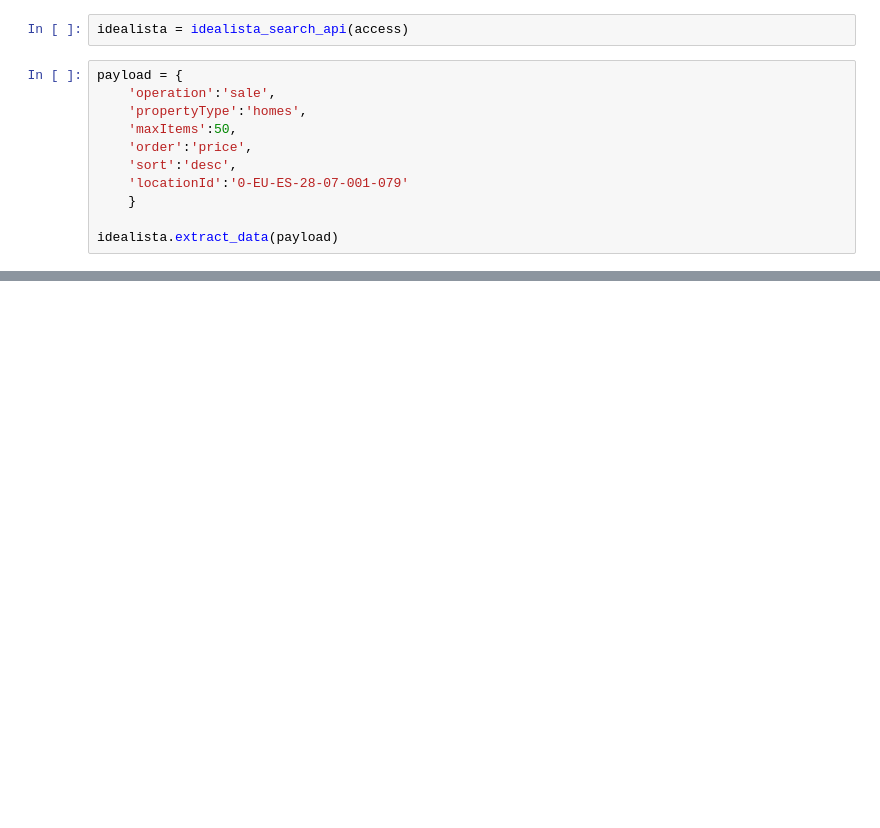
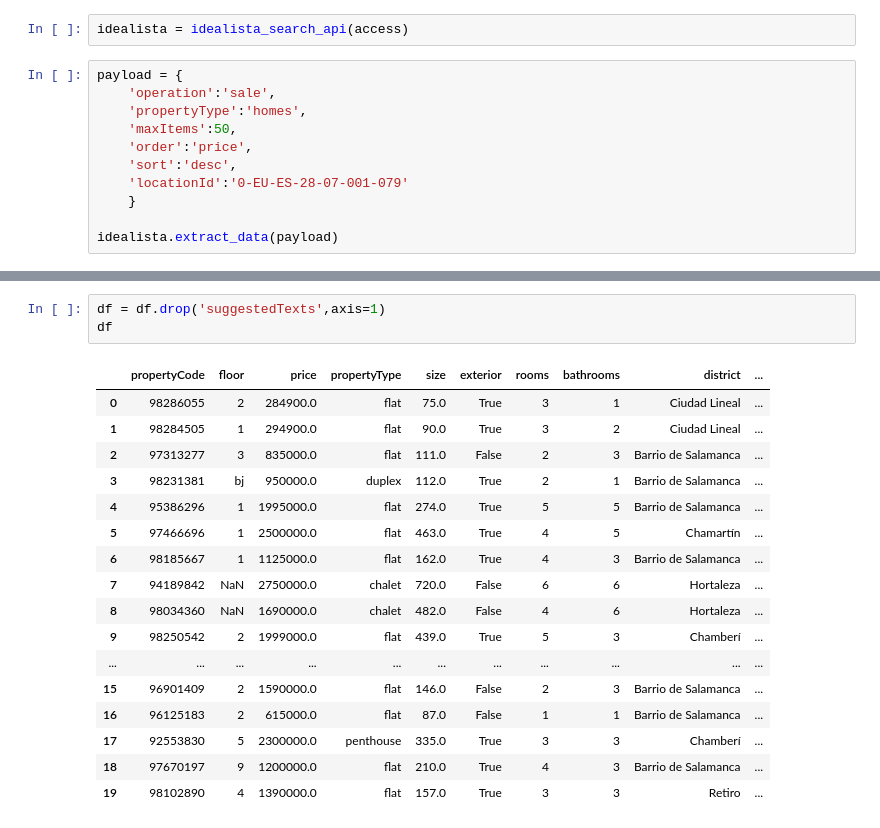
Before and after one commit to lorquez/real_estate_price_predictor, a Jupyter notebook: idealista_dataset_creation.ipynb, the cells around one changed output, grey strips where cells are left out. Saved outputs shown, nothing was run; the diff lists cells and outputs as text; blank space fills up the shorter version.

```diff
--- a/idealista_dataset_creation.ipynb
+++ b/idealista_dataset_creation.ipynb
@@ -63,0 +205,21 @@ idealista.extract_data(payload)
+# %%
+df = df.drop('suggestedTexts',axis=1)
+df
+# %% [output]
+|  | propertyCode | floor | price | propertyType | size | exterior | rooms | bathrooms | district | ... |
+| 0 | 98286055 | 2 | 284900.0 | flat | 75.0 | True | 3 | 1 | Ciudad Lineal | ... |
+| 1 | 98284505 | 1 | 294900.0 | flat | 90.0 | True | 3 | 2 | Ciudad Lineal | ... |
+| 2 | 97313277 | 3 | 835000.0 | flat | 111.0 | False | 2 | 3 | Barrio de Salamanca | ... |
+| 3 | 98231381 | bj | 950000.0 | duplex | 112.0 | True | 2 | 1 | Barrio de Salamanca | ... |
+| 4 | 95386296 | 1 | 1995000.0 | flat | 274.0 | True | 5 | 5 | Barrio de Salamanca | ... |
+| 5 | 97466696 | 1 | 2500000.0 | flat | 463.0 | True | 4 | 5 | Chamartín | ... |
+| 6 | 98185667 | 1 | 1125000.0 | flat | 162.0 | True | 4 | 3 | Barrio de Salamanca | ... |
+| 7 | 94189842 | NaN | 2750000.0 | chalet | 720.0 | False | 6 | 6 | Hortaleza | ... |
+| 8 | 98034360 | NaN | 1690000.0 | chalet | 482.0 | False | 4 | 6 | Hortaleza | ... |
+| 9 | 98250542 | 2 | 1999000.0 | flat | 439.0 | True | 5 | 3 | Chamberí | ... |
+| ... | ... | ... | ... | ... | ... | ... | ... | ... | ... | ... |
+| 15 | 96901409 | 2 | 1590000.0 | flat | 146.0 | False | 2 | 3 | Barrio de Salamanca | ... |
+| 16 | 96125183 | 2 | 615000.0 | flat | 87.0 | False | 1 | 1 | Barrio de Salamanca | ... |
+| 17 | 92553830 | 5 | 2300000.0 | penthouse | 335.0 | True | 3 | 3 | Chamberí | ... |
+| 18 | 97670197 | 9 | 1200000.0 | flat | 210.0 | True | 4 | 3 | Barrio de Salamanca | ... |
+| 19 | 98102890 | 4 | 1390000.0 | flat | 157.0 | True | 3 | 3 | Retiro | ... |
```
Also changed, not shown: parts of 28 cells of this notebook.
